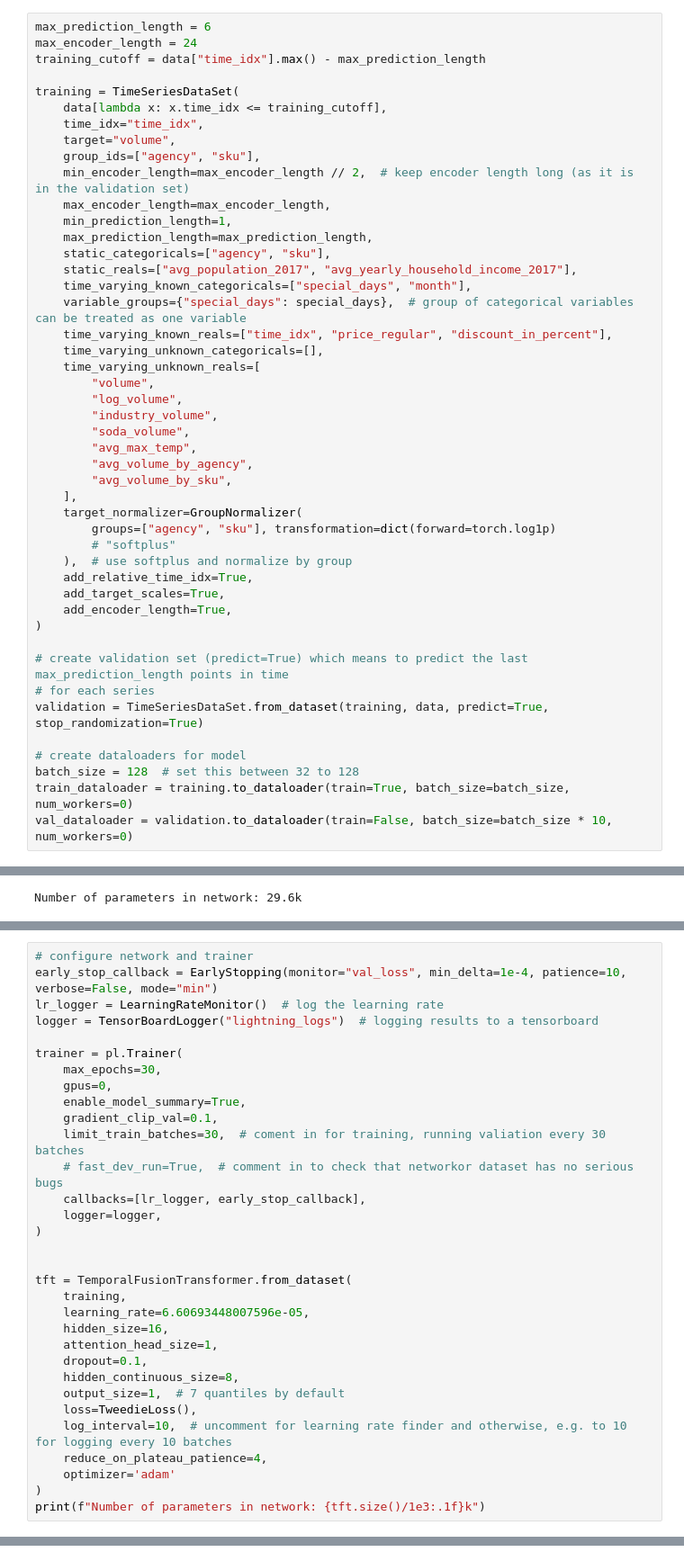
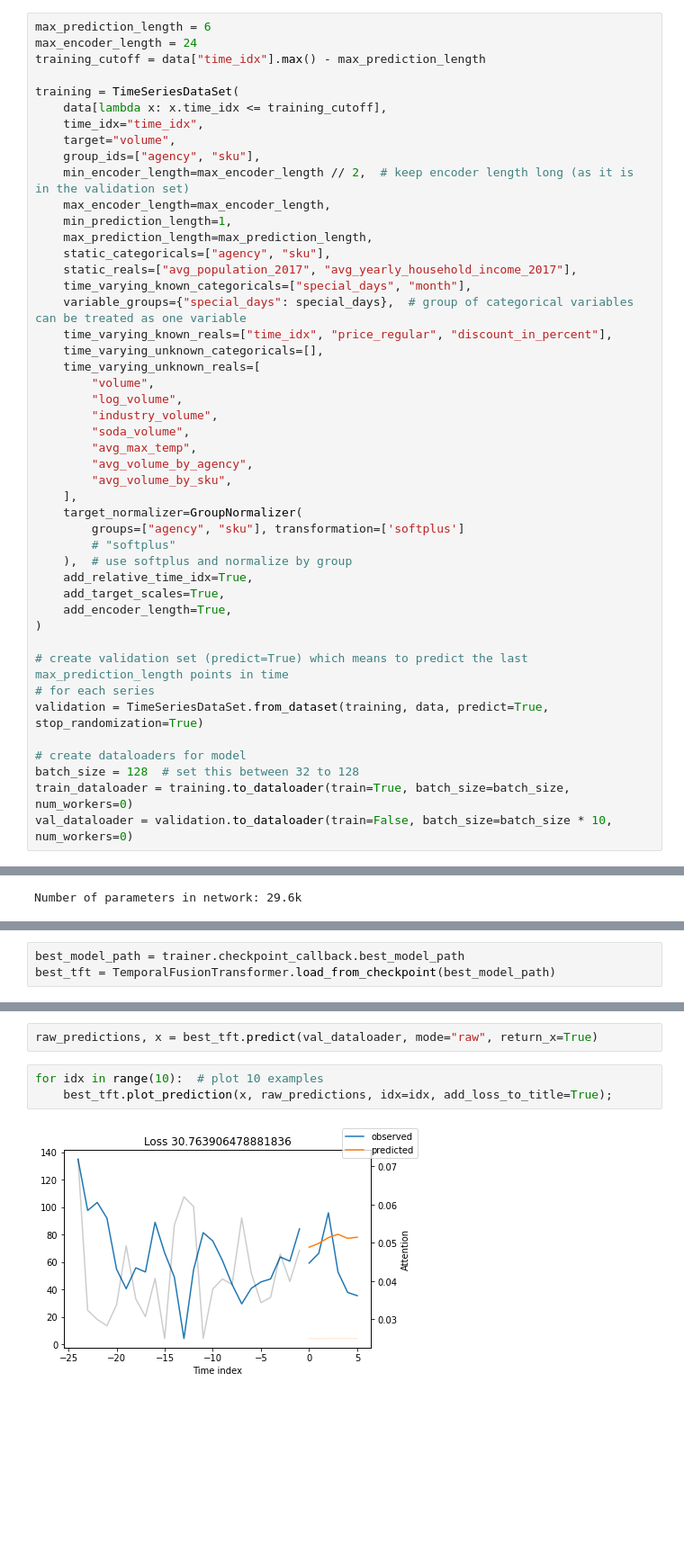
Before and after one commit to shnguo/opple, a Jupyter notebook: tft_demo.ipynb, the cells around one changed output, grey strips where cells are left out. Shown at 90% size. Cells and saved outputs as stored; diff of their text form; blank space fills up the shorter version.

```diff
--- a/tft_demo.ipynb
+++ b/tft_demo.ipynb
@@ -101,7 +104,7 @@ training = TimeSeriesDataSet(
         "avg_volume_by_sku",
     ],
     target_normalizer=GroupNormalizer(
-        groups=["agency", "sku"], transformation=dict(forward=torch.log1p)
+        groups=["agency", "sku"], transformation=['softplus']
         # "softplus"
     ),  # use softplus and normalize by group
     add_relative_time_idx=True,
@@ -198,32 +242,3 @@ trainer.fit(
-# %%
-# configure network and trainer
-early_stop_callback = EarlyStopping(monitor="val_loss", min_delta=1e-4, patience=10, verbose=False, mode="min")
-lr_logger = LearningRateMonitor()  # log the learning rate
-logger = TensorBoardLogger("lightning_logs")  # logging results to a tensorboard
-
-trainer = pl.Trainer(
-    max_epochs=30,
-    gpus=0,
-    enable_model_summary=True,
-    gradient_clip_val=0.1,
-    limit_train_batches=30,  # coment in for training, running valiation every 30 batches
-    # fast_dev_run=True,  # comment in to check that networkor dataset has no serious bugs
-    callbacks=[lr_logger, early_stop_callback],
-    logger=logger,
-)
-
-
-tft = TemporalFusionTransformer.from_dataset(
-    training,
-    learning_rate=6.60693448007596e-05,
-    hidden_size=16,
-    attention_head_size=1,
-    dropout=0.1,
-    hidden_continuous_size=8,
-    output_size=1,  # 7 quantiles by default
-    loss=TweedieLoss(),
-    log_interval=10,  # uncomment for learning rate finder and otherwise, e.g. to 10 for logging every 10 batches
-    reduce_on_plateau_patience=4,
-    optimizer='adam'
-)
-print(f"Number of parameters in network: {tft.size()/1e3:.1f}k")
+# %%
+best_model_path = trainer.checkpoint_callback.best_model_path
+best_tft = TemporalFusionTransformer.load_from_checkpoint(best_model_path)
@@ -229,0 +251,7 @@ print(f"Number of parameters in network: {tft.size()/1e3:.1f}k")
+# %%
+raw_predictions, x = best_tft.predict(val_dataloader, mode="raw", return_x=True)
+# %%
+for idx in range(10):  # plot 10 examples
+    best_tft.plot_prediction(x, raw_predictions, idx=idx, add_loss_to_title=True);
+# %% [output]
+[figure, added]
```
Also changed, not shown: parts of 10 cells of this notebook, 9 other files.
